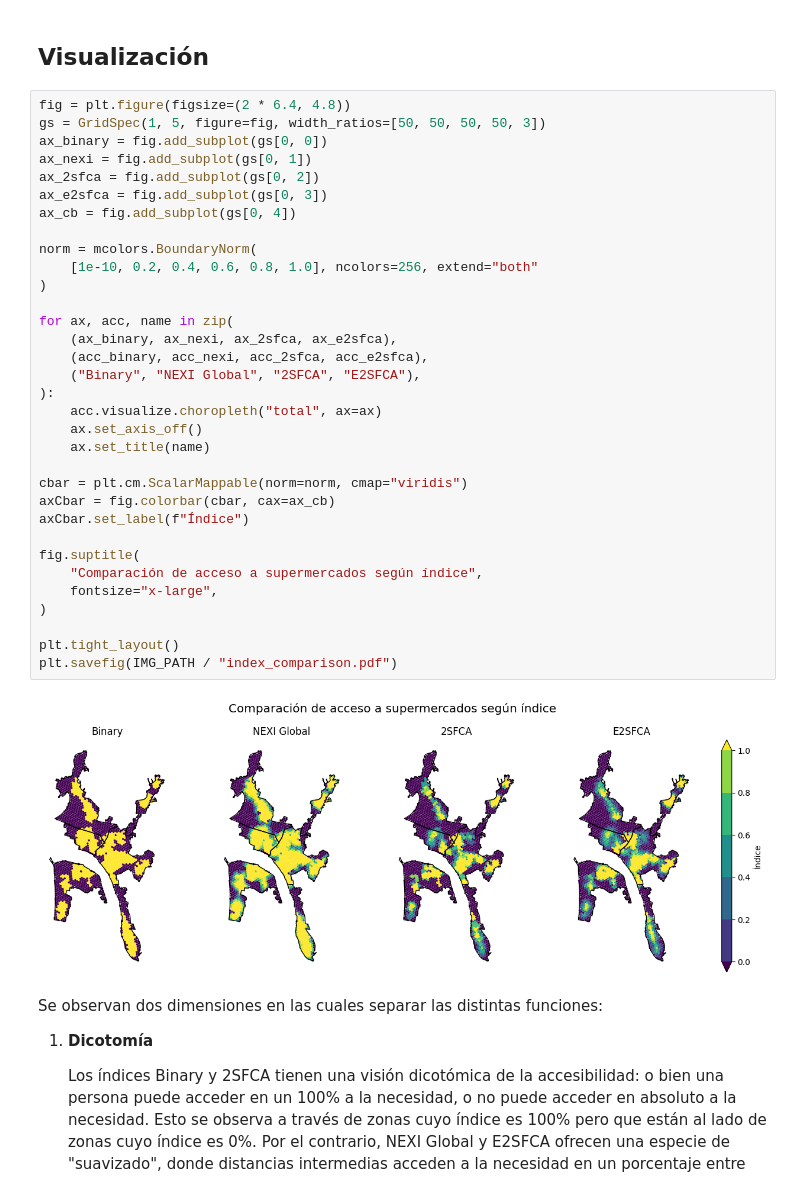
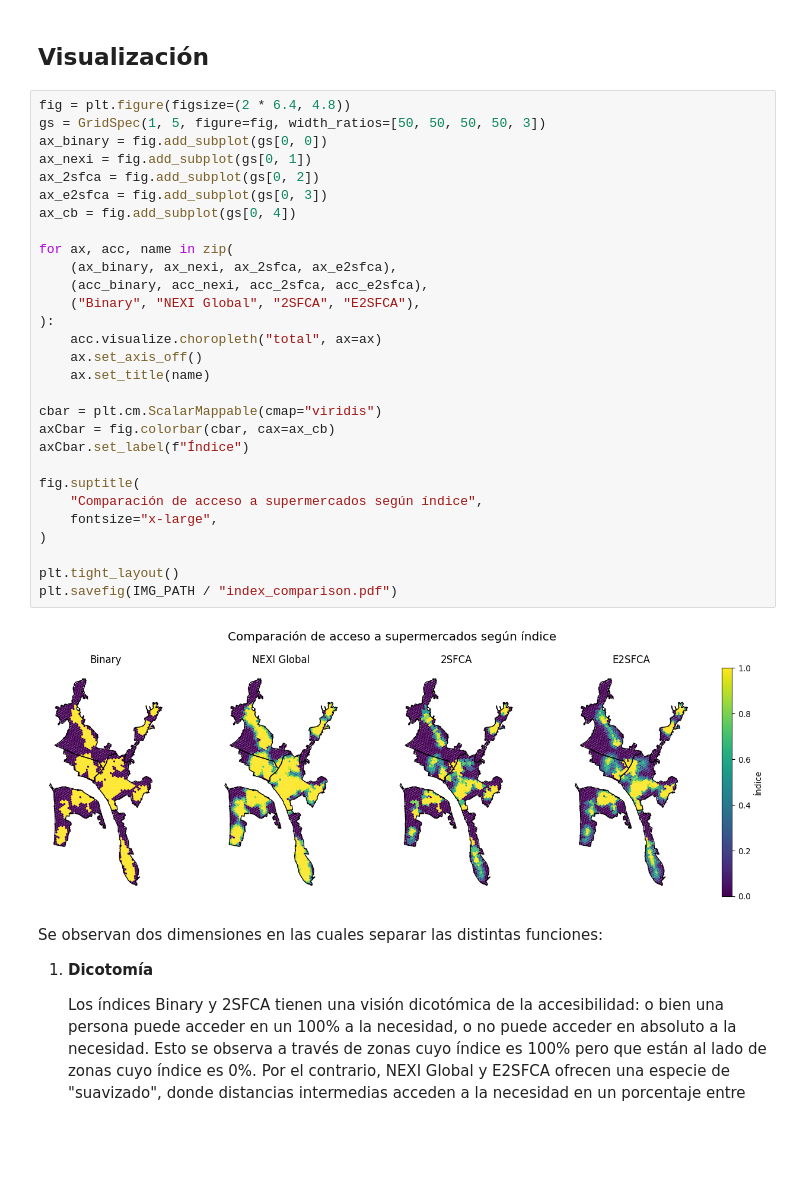
Before and after one commit to claugaete/x-minute-chile, a Jupyter notebook: notebooks/use-cases/comparacion_indices.ipynb, the cells around one changed output. Saved outputs shown, nothing was run; the diff lists cells and outputs as text; blank space fills up the shorter version.

```diff
--- a/notebooks/use-cases/comparacion_indices.ipynb
+++ b/notebooks/use-cases/comparacion_indices.ipynb
@@ -142,38 +142,34 @@ Calculando índices para cada necesidad...
 # %%
 fig = plt.figure(figsize=(2 * 6.4, 4.8))
 gs = GridSpec(1, 5, figure=fig, width_ratios=[50, 50, 50, 50, 3])
 ax_binary = fig.add_subplot(gs[0, 0])
 ax_nexi = fig.add_subplot(gs[0, 1])
 ax_2sfca = fig.add_subplot(gs[0, 2])
 ax_e2sfca = fig.add_subplot(gs[0, 3])
 ax_cb = fig.add_subplot(gs[0, 4])
-
-norm = mcolors.BoundaryNorm(
-    [1e-10, 0.2, 0.4, 0.6, 0.8, 1.0], ncolors=256, extend="both"
-)
 
 for ax, acc, name in zip(
     (ax_binary, ax_nexi, ax_2sfca, ax_e2sfca),
     (acc_binary, acc_nexi, acc_2sfca, acc_e2sfca),
     ("Binary", "NEXI Global", "2SFCA", "E2SFCA"),
 ):
     acc.visualize.choropleth("total", ax=ax)
     ax.set_axis_off()
     ax.set_title(name)
 
-cbar = plt.cm.ScalarMappable(norm=norm, cmap="viridis")
+cbar = plt.cm.ScalarMappable(cmap="viridis")
 axCbar = fig.colorbar(cbar, cax=ax_cb)
 axCbar.set_label(f"Índice")
 
 fig.suptitle(
     "Comparación de acceso a supermercados según índice",
     fontsize="x-large",
 )
 
 plt.tight_layout()
 plt.savefig(IMG_PATH / "index_comparison.pdf")
 # %% [output]
-[figure, old version]
+[figure, new version]
 # %% [markdown]
 Se observan dos dimensiones en las cuales separar las distintas funciones:
 
```
Also changed, not shown: 6 other files.
